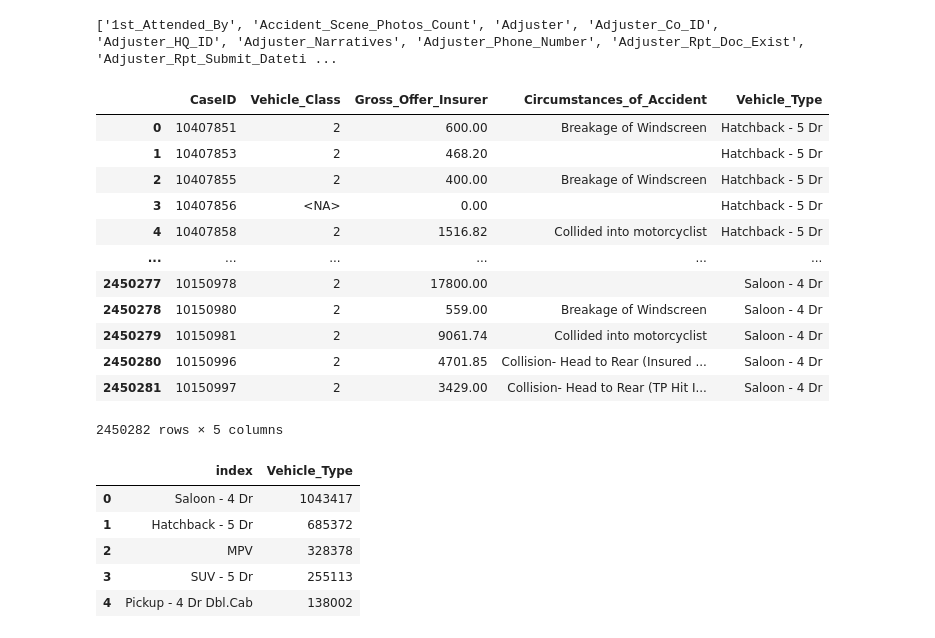
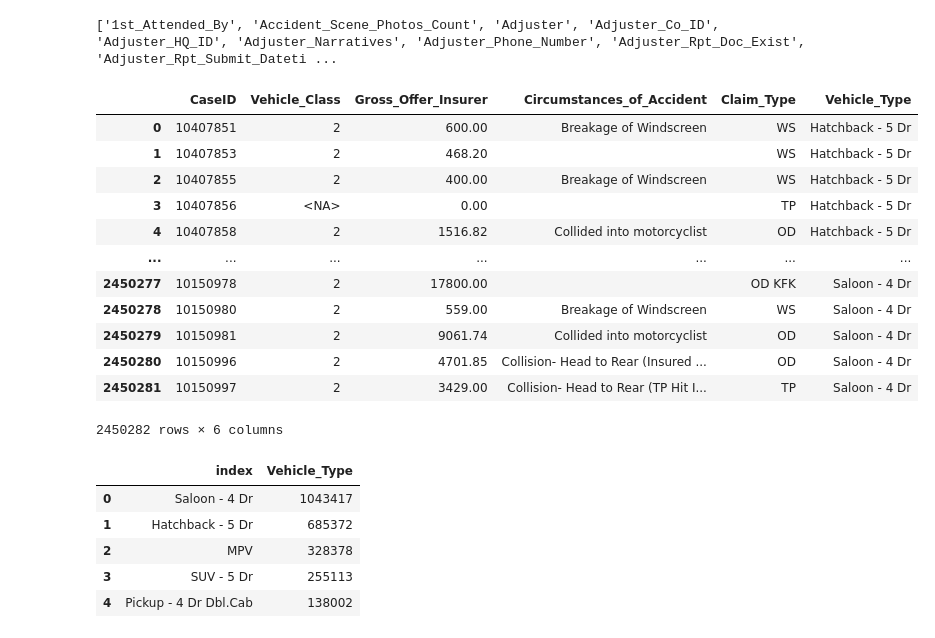
Before and after one commit to MLMonkATGY/DLDataPipeline, a Jupyter notebook: src/feature/Scope.ipynb, the cells around one changed output. Cells and saved outputs as stored; diff of their text form; code cells hidden in the pictures.

```diff
--- a/src/feature/Scope.ipynb
+++ b/src/feature/Scope.ipynb
@@ -173,23 +175,23 @@ for i in tempDf :
 # %%
 myFilter = lambda x : x["Vehicle_Type"] == "Hatchback - 5 Dr" or x["Vehicle_Type"] == "Saloon - 4 Dr" or x["Vehicle_Type"] == "MPV" \
 or x["Vehicle_Type"] == "SUV - 5 Dr" or x["Vehicle_Type"] == "Pickup - 4 Dr Dbl.Cab"
-targetCols = ["CaseID", "Vehicle_Class", "Vehicle_Type", "Gross_Offer_Insurer", "Circumstances_of_Accident"]
+targetCols = ["CaseID", "Vehicle_Class", "Vehicle_Type", "Gross_Offer_Insurer", "Circumstances_of_Accident", "Claim_Type"]
 caseDf = wr.s3.read_parquet(f"s3://{bucket3}/" ,partition_filter=myFilter,dataset=True, columns=targetCols)
 caseDf
 # %% [output]
-|  | CaseID | Vehicle_Class | Gross_Offer_Insurer | Circumstances_of_Accident | Vehicle_Type |
-| 0 | 10407851 | 2 | 600.00 | Breakage of Windscreen | Hatchback - 5 Dr |
-| 1 | 10407853 | 2 | 468.20 |  | Hatchback - 5 Dr |
-| 2 | 10407855 | 2 | 400.00 | Breakage of Windscreen | Hatchback - 5 Dr |
-| 3 | 10407856 | <NA> | 0.00 |  | Hatchback - 5 Dr |
-| 4 | 10407858 | 2 | 1516.82 | Collided into motorcyclist | Hatchback - 5 Dr |
-| ... | ... | ... | ... | ... | ... |
-| 2450277 | 10150978 | 2 | 17800.00 |  | Saloon - 4 Dr |
-| 2450278 | 10150980 | 2 | 559.00 | Breakage of Windscreen | Saloon - 4 Dr |
-| 2450279 | 10150981 | 2 | 9061.74 | Collided into motorcyclist | Saloon - 4 Dr |
-| 2450280 | 10150996 | 2 | 4701.85 | Collision- Head to Rear (Insured ... | Saloon - 4 Dr |
-| 2450281 | 10150997 | 2 | 3429.00 | Collision- Head to Rear (TP Hit I... | Saloon - 4 Dr |
+|  | CaseID | Vehicle_Class | Gross_Offer_Insurer | Circumstances_of_Accident | Claim_Type | Vehicle_Type |
+| 0 | 10407851 | 2 | 600.00 | Breakage of Windscreen | WS | Hatchback - 5 Dr |
+| 1 | 10407853 | 2 | 468.20 |  | WS | Hatchback - 5 Dr |
+| 2 | 10407855 | 2 | 400.00 | Breakage of Windscreen | WS | Hatchback - 5 Dr |
+| 3 | 10407856 | <NA> | 0.00 |  | TP | Hatchback - 5 Dr |
+| 4 | 10407858 | 2 | 1516.82 | Collided into motorcyclist | OD | Hatchback - 5 Dr |
+| ... | ... | ... | ... | ... | ... | ... |
+| 2450277 | 10150978 | 2 | 17800.00 |  | OD KFK | Saloon - 4 Dr |
+| 2450278 | 10150980 | 2 | 559.00 | Breakage of Windscreen | WS | Saloon - 4 Dr |
+| 2450279 | 10150981 | 2 | 9061.74 | Collided into motorcyclist | OD | Saloon - 4 Dr |
+| 2450280 | 10150996 | 2 | 4701.85 | Collision- Head to Rear (Insured ... | OD | Saloon - 4 Dr |
+| 2450281 | 10150997 | 2 | 3429.00 | Collision- Head to Rear (TP Hit I... | TP | Saloon - 4 Dr |
-2450282 rows × 5 columns
+2450282 rows × 6 columns
 # %%
 caseDf["Vehicle_Type"].value_counts().reset_index().head(10)
 # %% [output]
```
Also changed, not shown: parts of 20 cells of this notebook, 18 other files.
